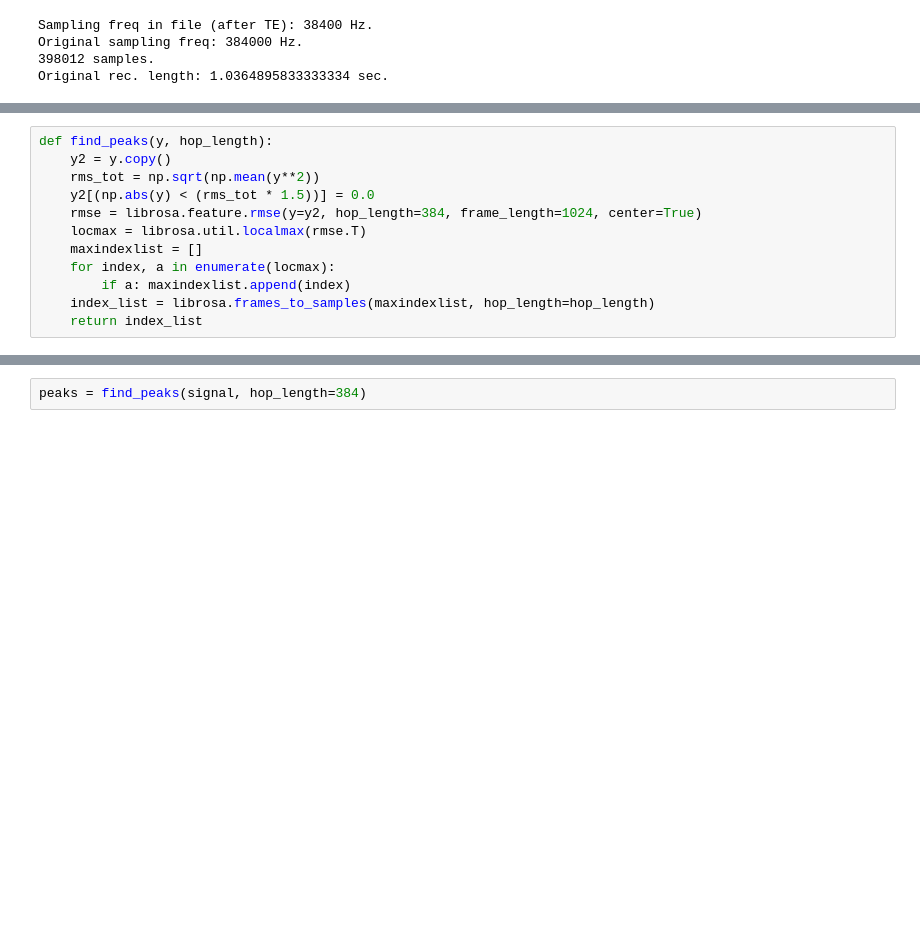
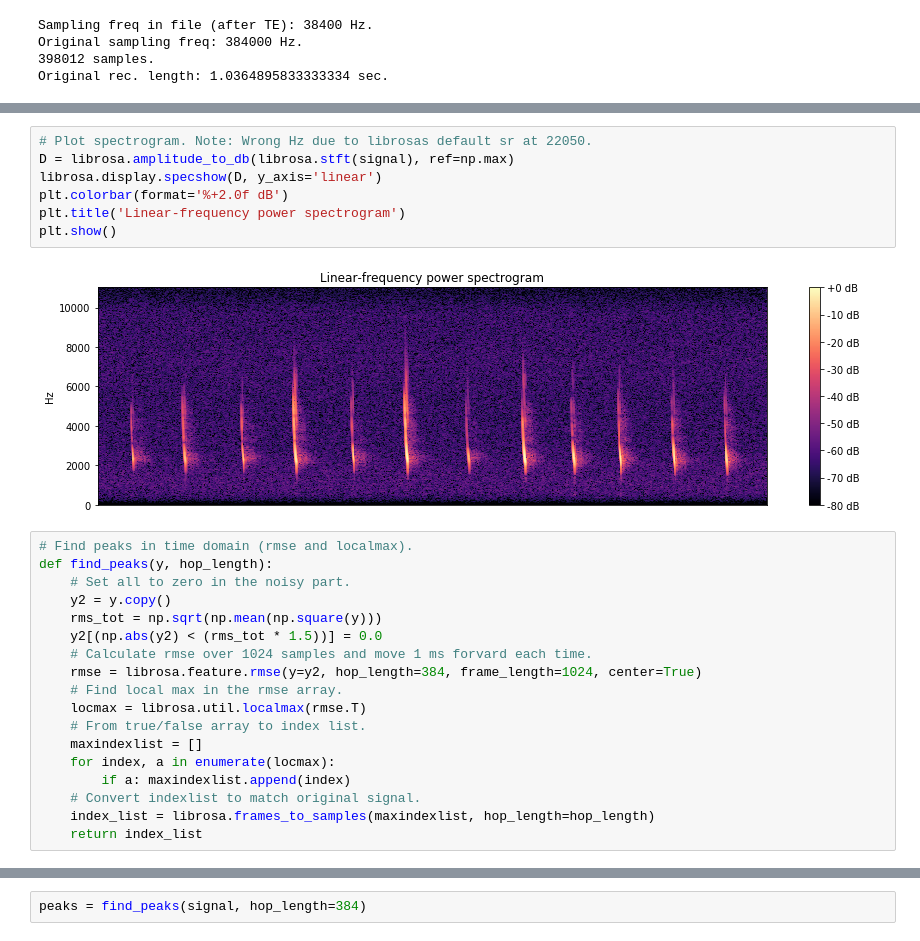
Before and after one commit to cloudedbats/cloudedbats_dsp, a Jupyter notebook: notebooks/experimental/zero_crossing_in_frequency_domain.ipynb, the cells around one changed output, grey strips where cells are left out. Drawn from its saved outputs; the diff is of its cells as text; blank space fills up the shorter version.

```diff
--- a/notebooks/experimental/zero_crossing_in_frequency_domain.ipynb
+++ b/notebooks/experimental/zero_crossing_in_frequency_domain.ipynb
@@ -70,13 +77,28 @@ Noise: 0.0303963 noise-dbfs: -30.3435745399
+# %%
+# Plot spectrogram. Note: Wrong Hz due to librosas default sr at 22050.
+D = librosa.amplitude_to_db(librosa.stft(signal), ref=np.max)
+librosa.display.specshow(D, y_axis='linear')
+plt.colorbar(format='%+2.0f dB')
+plt.title('Linear-frequency power spectrogram')
+plt.show()
+# %% [output]
+[figure, added]
 # %%
+# Find peaks in time domain (rmse and localmax).
 def find_peaks(y, hop_length):
+    # Set all to zero in the noisy part.
     y2 = y.copy()
-    rms_tot = np.sqrt(np.mean(y**2))
-    y2[(np.abs(y) < (rms_tot * 1.5))] = 0.0
+    rms_tot = np.sqrt(np.mean(np.square(y)))
+    y2[(np.abs(y2) < (rms_tot * 1.5))] = 0.0
+    # Calculate rmse over 1024 samples and move 1 ms forvard each time.
     rmse = librosa.feature.rmse(y=y2, hop_length=384, frame_length=1024, center=True)
+    # Find local max in the rmse array.
     locmax = librosa.util.localmax(rmse.T)
+    # From true/false array to index list.
     maxindexlist = []
     for index, a in enumerate(locmax):
         if a: maxindexlist.append(index)
+    # Convert indexlist to match original signal.
     index_list = librosa.frames_to_samples(maxindexlist, hop_length=hop_length)
     return index_list
 # %%
```
Also changed, not shown: parts of 13 cells of this notebook.
